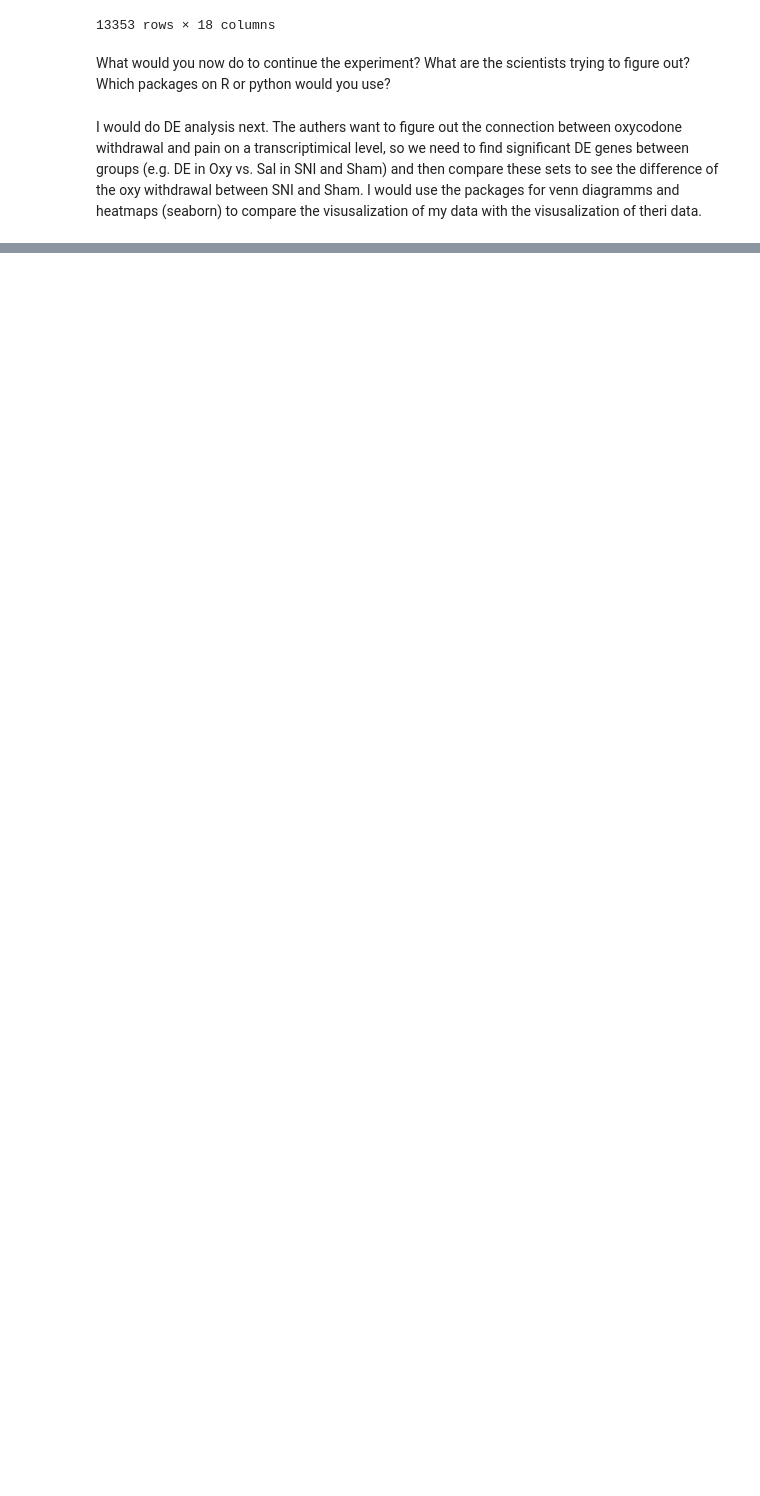
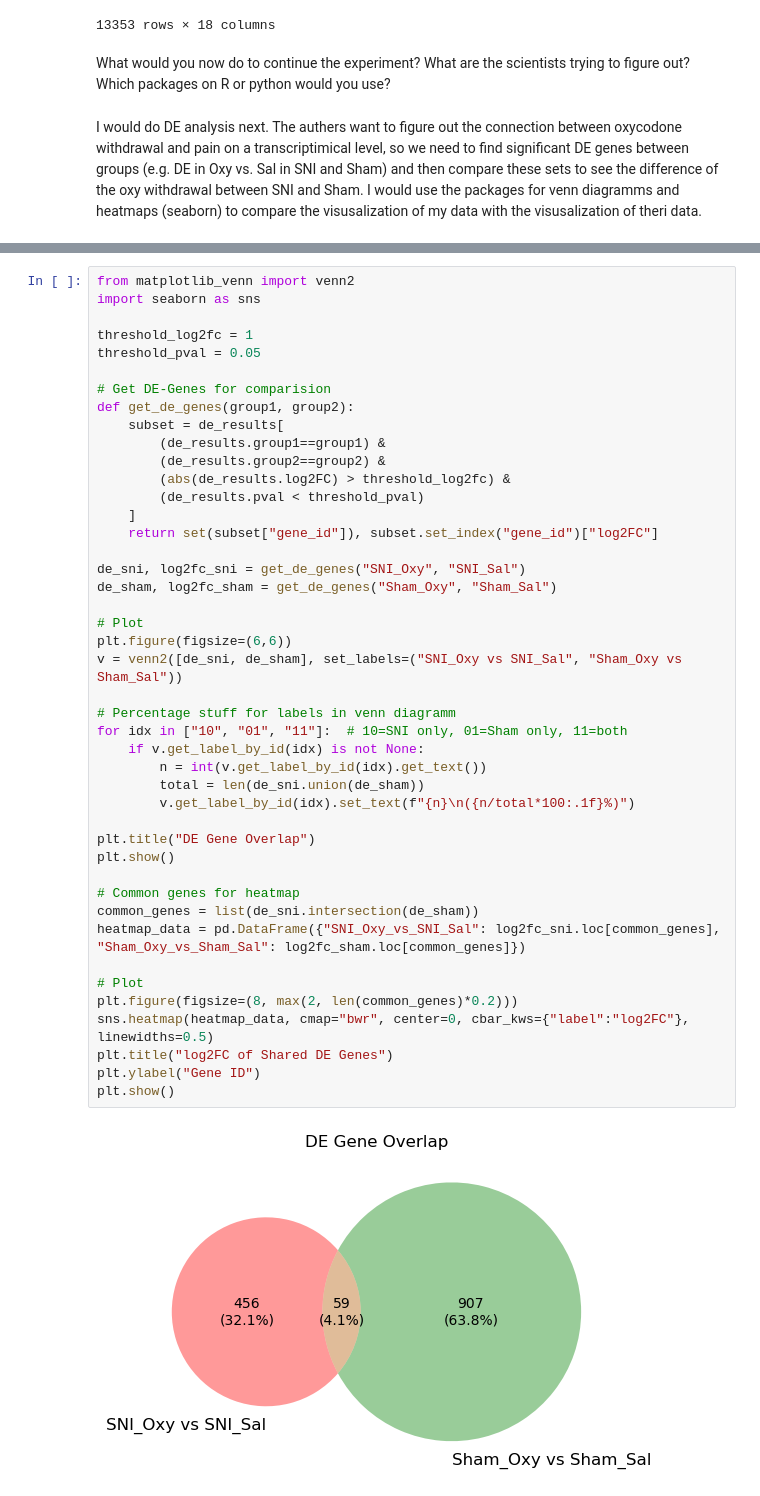
Before and after one commit to xXFloBaerXx/computational-workflows-2025, a Jupyter notebook: notebooks/day_02/day_02_part2.ipynb, the cells around one changed output, grey strips where cells are left out. Drawn from its saved outputs; the diff is of its cells as text; blank space fills up the shorter version.

```diff
--- a/notebooks/day_02/day_02_part2.ipynb
+++ b/notebooks/day_02/day_02_part2.ipynb
@@ -257,0 +264,46 @@ plt.show()
+# %%
+from matplotlib_venn import venn2
+import seaborn as sns
+
+threshold_log2fc = 1
+threshold_pval = 0.05
+
+# Get DE-Genes for comparision
+def get_de_genes(group1, group2):
+    subset = de_results[
+        (de_results.group1==group1) &
+        (de_results.group2==group2) &
+        (abs(de_results.log2FC) > threshold_log2fc) &
+        (de_results.pval < threshold_pval)
+    ]
+    return set(subset["gene_id"]), subset.set_index("gene_id")["log2FC"]
+
+de_sni, log2fc_sni = get_de_genes("SNI_Oxy", "SNI_Sal")
+de_sham, log2fc_sham = get_de_genes("Sham_Oxy", "Sham_Sal")
+
+# Plot
+plt.figure(figsize=(6,6))
+v = venn2([de_sni, de_sham], set_labels=("SNI_Oxy vs SNI_Sal", "Sham_Oxy vs Sham_Sal"))
+
+# Percentage stuff for labels in venn diagramm
+for idx in ["10", "01", "11"]:  # 10=SNI only, 01=Sham only, 11=both
+    if v.get_label_by_id(idx) is not None:
+        n = int(v.get_label_by_id(idx).get_text())
+        total = len(de_sni.union(de_sham))
+        v.get_label_by_id(idx).set_text(f"{n}\n({n/total*100:.1f}%)")
+
+plt.title("DE Gene Overlap")
+plt.show()
+
+# Common genes for heatmap
+common_genes = list(de_sni.intersection(de_sham))
+heatmap_data = pd.DataFrame({"SNI_Oxy_vs_SNI_Sal": log2fc_sni.loc[common_genes], "Sham_Oxy_vs_Sham_Sal": log2fc_sham.loc[common_genes]})
+
+# Plot
+plt.figure(figsize=(8, max(2, len(common_genes)*0.2)))
+sns.heatmap(heatmap_data, cmap="bwr", center=0, cbar_kws={"label":"log2FC"}, linewidths=0.5)
+plt.title("log2FC of Shared DE Genes")
+plt.ylabel("Gene ID")
+plt.show()
+# %% [output]
+[figure, added]
```
Also changed, not shown: parts of 2 cells of this notebook.
